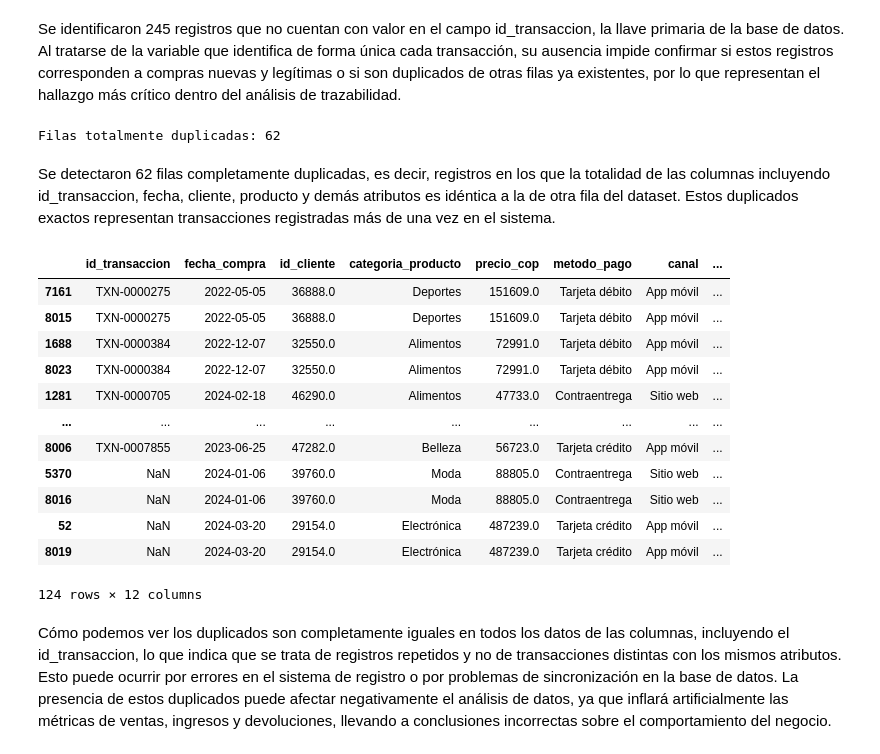
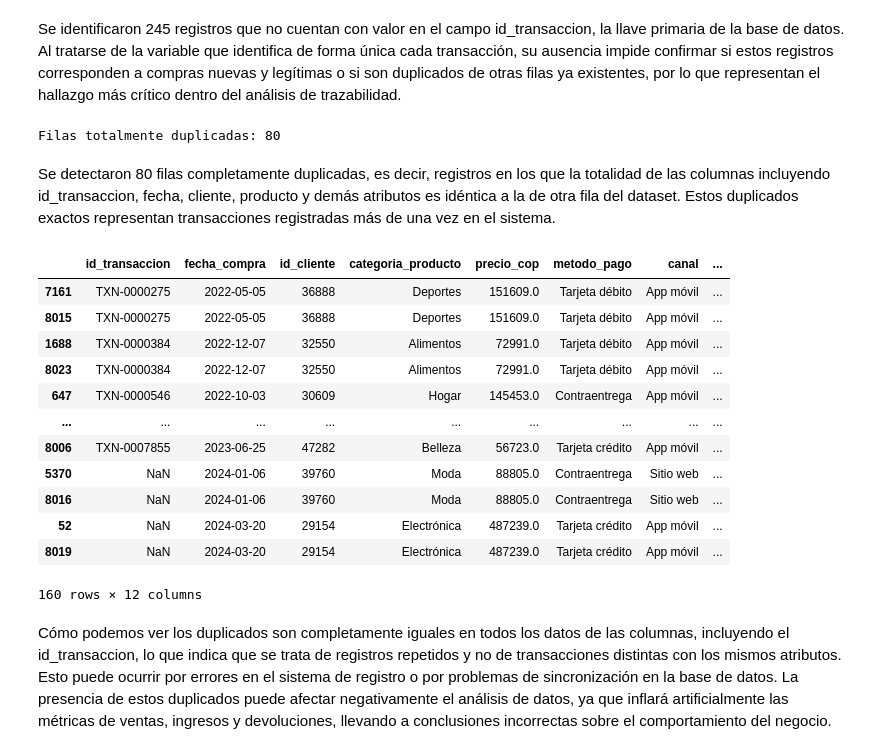
Before and after one commit to AlejandraIvn/Proyecto_1_C1, a Jupyter notebook: Analisis_datos.ipynb, the cells around one changed output. Cells and saved outputs as stored; diff of their text form; code cells hidden in the pictures.

```diff
--- a/Analisis_datos.ipynb
+++ b/Analisis_datos.ipynb
@@ -278,31 +278,31 @@ Registros sin id_transaccion: 245
 Se identificaron 245 registros que no cuentan con valor en el campo id_transaccion, la llave primaria de la base de datos. Al tratarse de la variable que identifica de forma única cada transacción, su ausencia impide confirmar si estos registros corresponden a compras nuevas y legítimas o si son duplicados de otras filas ya existentes, por lo que representan el hallazgo más crítico dentro del análisis de trazabilidad.
 # %%
 # Filas totalmente duplicadas
-duplicados_exactos = df.duplicated().sum()
+duplicados_exactos = df_limpio.duplicated().sum()
 print(f"Filas totalmente duplicadas: {duplicados_exactos}")
 # %% [output]
-Filas totalmente duplicadas: 62
+Filas totalmente duplicadas: 80
 # %% [markdown]
-Se detectaron 62 filas completamente duplicadas, es decir, registros en los que la totalidad de las columnas incluyendo id_transaccion, fecha, cliente, producto y demás atributos es idéntica a la de otra fila del dataset. Estos duplicados exactos representan transacciones registradas más de una vez en el sistema.
+Se detectaron 80 filas completamente duplicadas, es decir, registros en los que la totalidad de las columnas incluyendo id_transaccion, fecha, cliente, producto y demás atributos es idéntica a la de otra fila del dataset. Estos duplicados exactos representan transacciones registradas más de una vez en el sistema.
 # %%
 # Mostrar todas las filas que forman parte de un duplicado
-duplicados = df[df.duplicated(keep=False)].sort_values(by=df.columns.tolist())
+duplicados = df_limpio[df_limpio.duplicated(keep=False)].sort_values(by=df_limpio.columns.tolist())
 
 duplicados
 # %% [output]
 |  | id_transaccion | fecha_compra | id_cliente | categoria_producto | precio_cop | metodo_pago | canal | ... |
-| 7161 | TXN-0000275 | 2022-05-05 | 36888.0 | Deportes | 151609.0 | Tarjeta débito | App móvil | ... |
-| 8015 | TXN-0000275 | 2022-05-05 | 36888.0 | Deportes | 151609.0 | Tarjeta débito | App móvil | ... |
-| 1688 | TXN-0000384 | 2022-12-07 | 32550.0 | Alimentos | 72991.0 | Tarjeta débito | App móvil | ... |
-| 8023 | TXN-0000384 | 2022-12-07 | 32550.0 | Alimentos | 72991.0 | Tarjeta débito | App móvil | ... |
-| 1281 | TXN-0000705 | 2024-02-18 | 46290.0 | Alimentos | 47733.0 | Contraentrega | Sitio web | ... |
+| 7161 | TXN-0000275 | 2022-05-05 | 36888 | Deportes | 151609.0 | Tarjeta débito | App móvil | ... |
+| 8015 | TXN-0000275 | 2022-05-05 | 36888 | Deportes | 151609.0 | Tarjeta débito | App móvil | ... |
+| 1688 | TXN-0000384 | 2022-12-07 | 32550 | Alimentos | 72991.0 | Tarjeta débito | App móvil | ... |
+| 8023 | TXN-0000384 | 2022-12-07 | 32550 | Alimentos | 72991.0 | Tarjeta débito | App móvil | ... |
+| 647 | TXN-0000546 | 2022-10-03 | 30609 | Hogar | 145453.0 | Contraentrega | App móvil | ... |
 | ... | ... | ... | ... | ... | ... | ... | ... | ... |
-| 8006 | TXN-0007855 | 2023-06-25 | 47282.0 | Belleza | 56723.0 | Tarjeta crédito | App móvil | ... |
-| 5370 | NaN | 2024-01-06 | 39760.0 | Moda | 88805.0 | Contraentrega | Sitio web | ... |
-| 8016 | NaN | 2024-01-06 | 39760.0 | Moda | 88805.0 | Contraentrega | Sitio web | ... |
-| 52 | NaN | 2024-03-20 | 29154.0 | Electrónica | 487239.0 | Tarjeta crédito | App móvil | ... |
-| 8019 | NaN | 2024-03-20 | 29154.0 | Electrónica | 487239.0 | Tarjeta crédito | App móvil | ... |
+| 8006 | TXN-0007855 | 2023-06-25 | 47282 | Belleza | 56723.0 | Tarjeta crédito | App móvil | ... |
+| 5370 | NaN | 2024-01-06 | 39760 | Moda | 88805.0 | Contraentrega | Sitio web | ... |
+| 8016 | NaN | 2024-01-06 | 39760 | Moda | 88805.0 | Contraentrega | Sitio web | ... |
+| 52 | NaN | 2024-03-20 | 29154 | Electrónica | 487239.0 | Tarjeta crédito | App móvil | ... |
+| 8019 | NaN | 2024-03-20 | 29154 | Electrónica | 487239.0 | Tarjeta crédito | App móvil | ... |
-124 rows × 12 columns
+160 rows × 12 columns
 # %% [markdown]
 Cómo podemos ver los duplicados son completamente iguales en todos los datos de las columnas, incluyendo el id_transaccion, lo que indica que se trata de registros repetidos y no de transacciones distintas con los mismos atributos. Esto puede ocurrir por errores en el sistema de registro o por problemas de sincronización en la base de datos. La presencia de estos duplicados puede afectar negativamente el análisis de datos, ya que inflará artificialmente las métricas de ventas, ingresos y devoluciones, llevando a conclusiones incorrectas sobre el comportamiento del negocio.
 # %%
```
Also changed, not shown: parts of 27 cells of this notebook.
